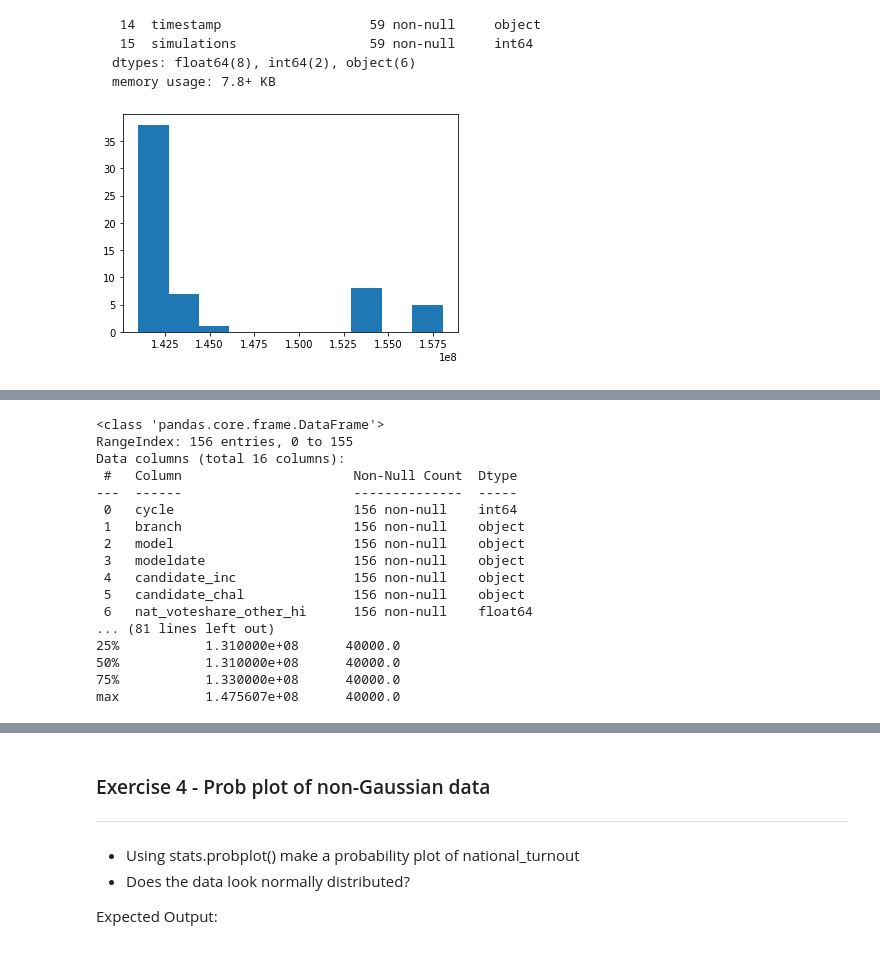
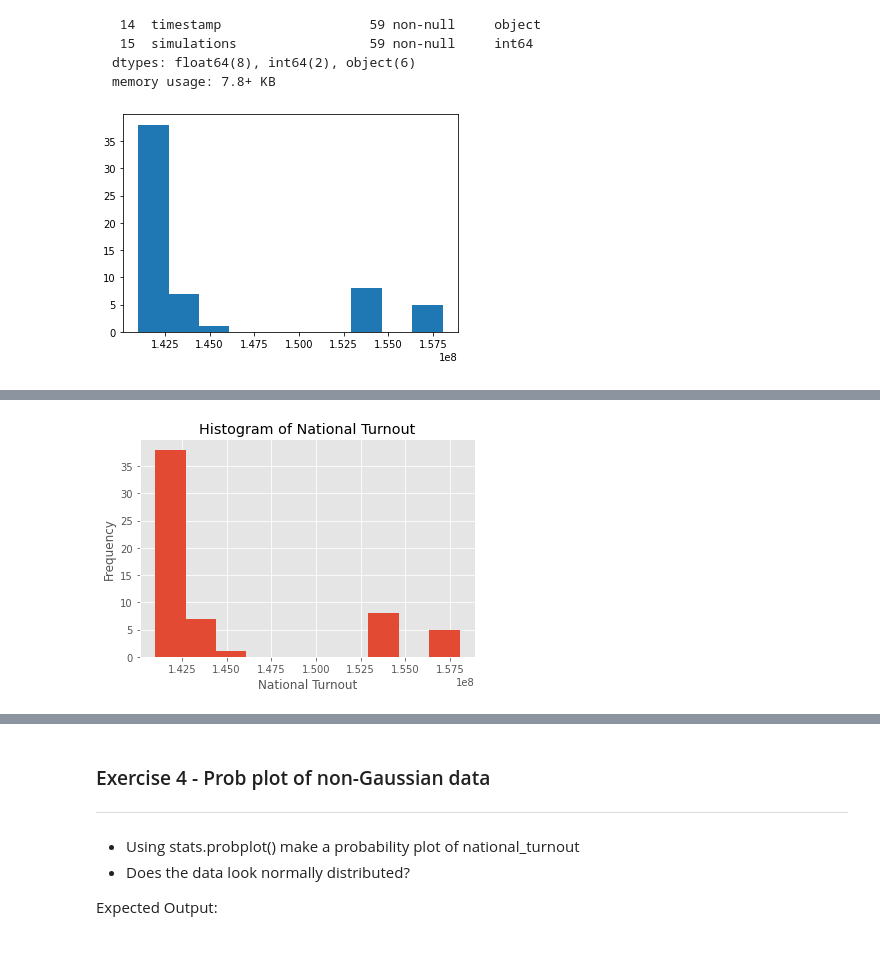
Before and after one commit to mrsferret/Code-Division, a Jupyter notebook: Worksheets/8_3_Testing_for_normal_distributions.ipynb, the cells around one changed output, grey strips where cells are left out. Drawn from its saved outputs; the diff is of its cells as text; code cells hidden in the pictures.

```diff
--- a/Worksheets/8_3_Testing_for_normal_distributions.ipynb
+++ b/Worksheets/8_3_Testing_for_normal_distributions.ipynb
@@ -247,14 +247,40 @@ def chart_resilliance_prob(resilliance_np):
 
   return
 
-def inspect_data(df):
+def inspect_and_clean_data(df):
+  #==========================================================================
   # get some info about the dataframe
-  print (df.info())
-  print (df.head())
-  print (df.describe())
+  #==========================================================================
+  #print("\df.columns: ", df.columns)
+  print ("\ndf.Info:, ", df.info())
+  print ("\ndf.head:, ", df.head())
+  print ("\ndf.describe:, ", df.describe())
+
+  #==========================================================================
+  # As the entire column 'national_voteshare_3rd_lo' is empty, drop it
+  #==========================================================================
+  drop_col_df = df.drop(['national_voteshare_3rd_lo'], axis = 1)
+
+  #==========================================================================
+  # now drop rows with any null values
+  #==========================================================================
+  clean_df = drop_col_df.dropna(axis = 0, how ='any', inplace=False)
+
+  return clean_df
+
+def chart_national_turnout(resilliance_np):
+
+  #==========================================================================
+  # now plot resillience data on histogram
+  #==========================================================================
+  plt.style.use('ggplot')
+  plt.hist(resilliance_np, bins=10)
+  plt.xlabel('National Turnout')
+  plt.ylabel('Frequency')
+  plt.title('Histogram of National Turnout')
+  plt.show()
+
   return
-
-
 #===============================================================================
 # Start Here
 #===============================================================================
@@ -262,16 +288,18 @@ def inspect_data(df):
 url="https://raw.githubusercontent.com/futureCodersSE/working-with-data/main/Data%20sets/Data%20Cleaning%20Data%20Sets/presDirty.csv"
 
 df=pd.read_csv(url)
-display(df.columns)
 
-inspect_data(df)
+cleaned_df = inspect_and_clean_data(df)
 
 #==========================================================================
-# extract resilliance column from dataframe to create numpy array
+# extract national_turnout_np column from clean dataframe to create numpy array
 #==========================================================================
-#resilliance_np = df['Resilliance'].to_numpy(np.int32)
 
-#print ("\nresilliance_np:", resilliance_np)
+national_turnout_np = cleaned_df['national_turnout'].to_numpy(np.int32)
+
+print ("\nnational_turnout_np:", national_turnout_np)
+
+chart_national_turnout(national_turnout_np)
 
 #chart_resilliance_prob(resilliance_np)
 # %% [output]
@@ -284,17 +323 @@ Index(['cycle', 'branch', 'model', 'modeldate', 'candidate_inc',
-<class 'pandas.core.frame.DataFrame'>
-RangeIndex: 156 entries, 0 to 155
-Data columns (total 16 columns):
- #   Column                      Non-Null Count  Dtype
----  ------                      --------------  -----
- 0   cycle                       156 non-null    int64
- 1   branch                      156 non-null    object
- 2   model                       156 non-null    object
- 3   modeldate                   156 non-null    object
- 4   candidate_inc               156 non-null    object
- 5   candidate_chal              156 non-null    object
- 6   nat_voteshare_other_hi      156 non-null    float64
-... (81 lines left out)
-25%           1.310000e+08      40000.0
-50%           1.310000e+08      40000.0
-75%           1.330000e+08      40000.0
-max           1.475607e+08      40000.0
+[figure, added]
```
Also changed, not shown: parts of 2 cells of this notebook.
